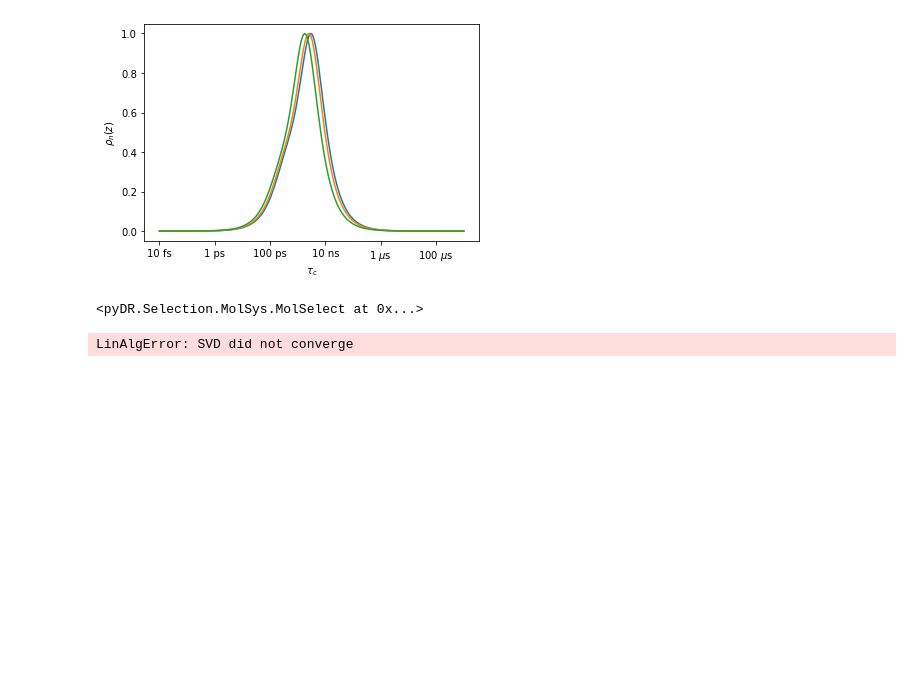
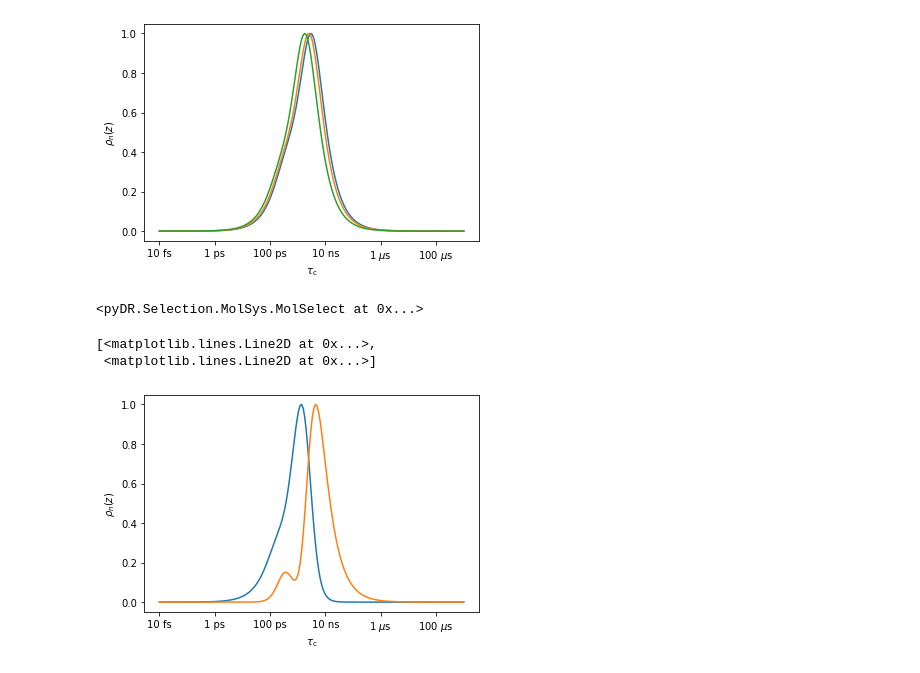
Before and after one commit to MTLehner/pyDR, a Jupyter notebook: examples/HETs15N/exp_v_sim.ipynb, the cells around one changed output. Cells and saved outputs as stored; diff of their text form; code cells hidden in the pictures; blank space fills up the shorter version.

```diff
--- a/examples/HETs15N/exp_v_sim.ipynb
+++ b/examples/HETs15N/exp_v_sim.ipynb
@@ -42,11 +42,13 @@ d.select.select_bond(Nuc='15N',resids=resids)
 # %% [output]
 <pyDR.Selection.MolSys.MolSelect at 0x...>
 # %%
-d.detect.r_auto(3)  #Automatically create 4 detectors to process the data
+d.detect.r_auto(2)  #Automatically create 4 detectors to process the data
 #d.detect.inclS2()   #Create a 5th detector based on inclusion of S2 (REDOR) data. Comment if no S2 included!
 d.detect.plot_rhoz()
 # %% [output]
-LinAlgError: SVD did not converge
+[<matplotlib.lines.Line2D at 0x...>,
+ <matplotlib.lines.Line2D at 0x...>]
+[figure, added]
 # %%
 f=d.fit() #Fit the experimental data (assignment to f is optional. f is automatically appended to project)
 print(proj) #See that the processed data is in the project
```
Also changed, not shown: parts of 3 cells of this notebook, 14 other files.
